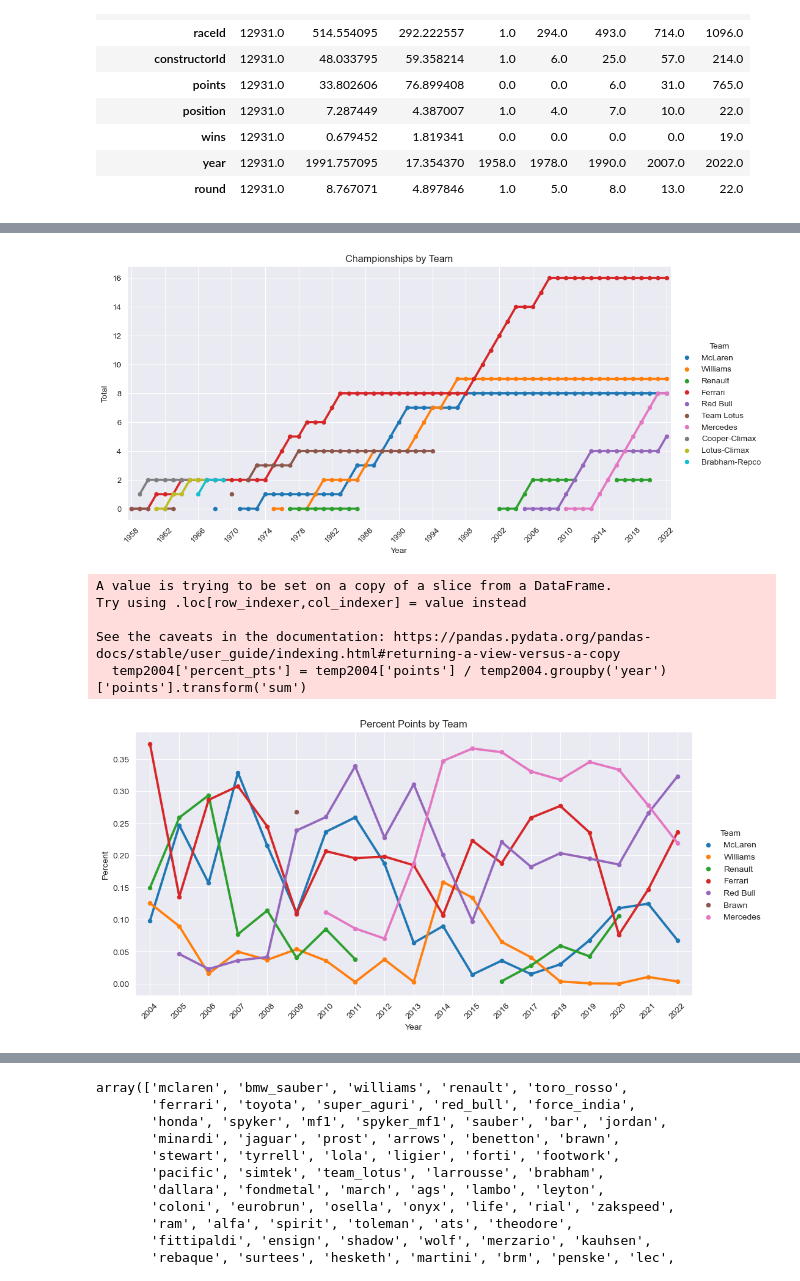
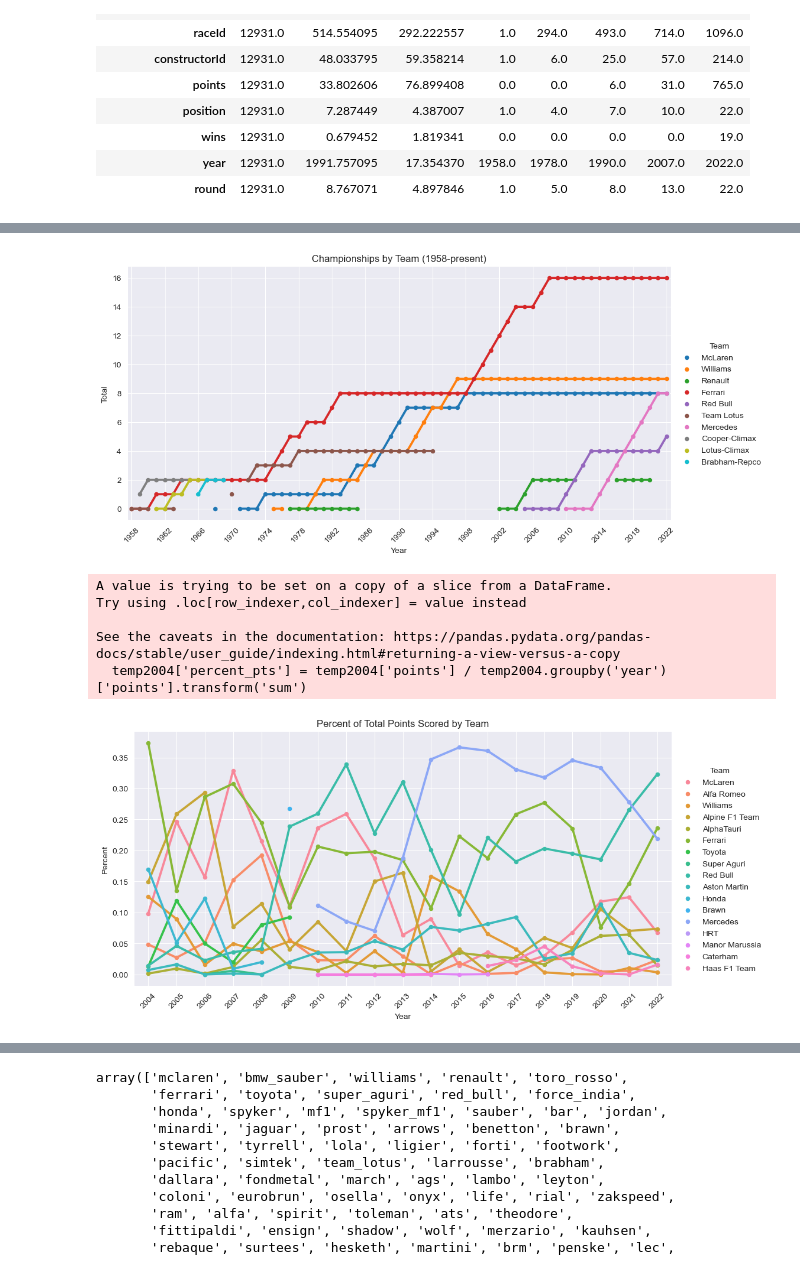
Before and after one commit to austin-mccollum/nycdsa_python_project, a Jupyter notebook: all_time_performance_analysis.ipynb, the cells around one changed output, grey strips where cells are left out. Drawn from its saved outputs; the diff is of its cells as text; code cells hidden in the pictures.

```diff
--- a/all_time_performance_analysis.ipynb
+++ b/all_time_performance_analysis.ipynb
@@ -26,11 +26,13 @@ results_df = pd.read_csv('results.csv')
 seasons_df = pd.read_csv('seasons.csv')
 sprint_results_df = pd.read_csv('sprint_results.csv')
 status_df = pd.read_csv('status.csv')
+display_names_df = pd.read_csv('team_display_names.csv')
 # %% [markdown]
 # Most Successful Teams
 # %%
-merge1 = constructor_standings_df.merge(races_df, on='raceId', how='left', suffixes=('_c_s','_r'))
-df = merge1.merge(constructors_df, on='constructorId', how='left', suffixes=(None,'_co'))
+merge1 = constructor_standings_df.merge(races_df, on='raceId', how='left', suffixes=('_cs','_r'))
+merge2 = merge1.merge(constructors_df, on='constructorId', how='left', suffixes=(None,'_co'))
+df = merge2.merge(display_names_df, on='constructorRef', how='left', suffixes=(None,'_dn'))
 # %%
 # replace /N with NaN
 df.replace('\\N',None, inplace=True)
@@ -105,13 +107,13 @@ df_final = df.loc[df['is_final_round']]
 # %%
 fig = sns.catplot(data=df_final.loc[df_final['total_champs'] > 1], legend=False, kind='point', x='year', hue='name_co', y='cum_champs', markers='.', aspect=2)
 fig.add_legend(title='Team')
-fig.set(title='Championships by Team')
+fig.set(title='Championships by Team (1958-present)')
 fig.set_axis_labels('Year', 'Total')
 fig.set_xticklabels(step=4, rotation=45)
 fig.ax.grid(color='white')
 plt.show()
 # %% [output]
-[figure, old version]
+[figure, new version]
 # %%
 # subset data to show 2004 to present
 temp2004 = df_final.loc[df.year>=2004]
@@ -125,13 +127,13 @@ Try using .loc[row_indexer,col_indexer] = value instead
 See the caveats in the documentation: https://pandas.pydata.org/pandas-docs/stable/user_guide/indexing.html#returning-a-view-versus-a-copy
   temp2004['percent_pts'] = temp2004['points'] / temp2004.groupby('year')['points'].transform('sum')
 # %%
-# .loc[temp2004['total_champs'] > 0]
-fig = sns.catplot(data=temp2004.loc[temp2004['total_champs'] > 0], legend=False, kind='point', x='year', hue='name_co', y='percent_pts', markers='.', aspect=2)
+# plot illustrating each teams precent of total points earned 2004 - 2020
+fig = sns.catplot(data=temp2004.loc[temp2004.year<=2022], legend=False,  kind='point', x='year', hue='display_name', y='percent_pts', markers='.', aspect=2)
 fig.add_legend(title='Team')
-fig.set(title='Percent Points by Team')
+fig.set(title='Percent of Total Points Scored by Team')
 fig.set_axis_labels('Year', 'Percent')
 fig.set_xticklabels(rotation=45)
 fig.ax.grid(color='white')
 plt.show()
 # %% [output]
-[figure, old version]
+[figure, new version]
```
Also changed, not shown: parts of 14 cells of this notebook.
